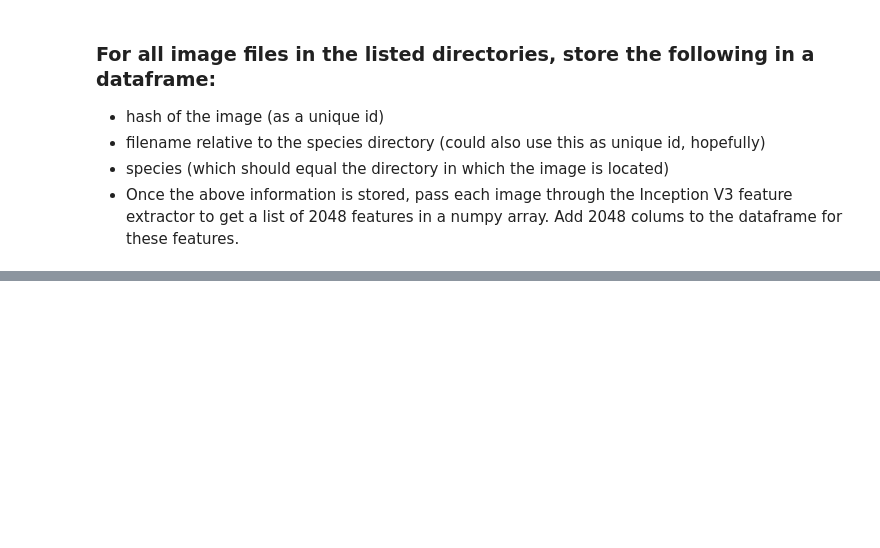
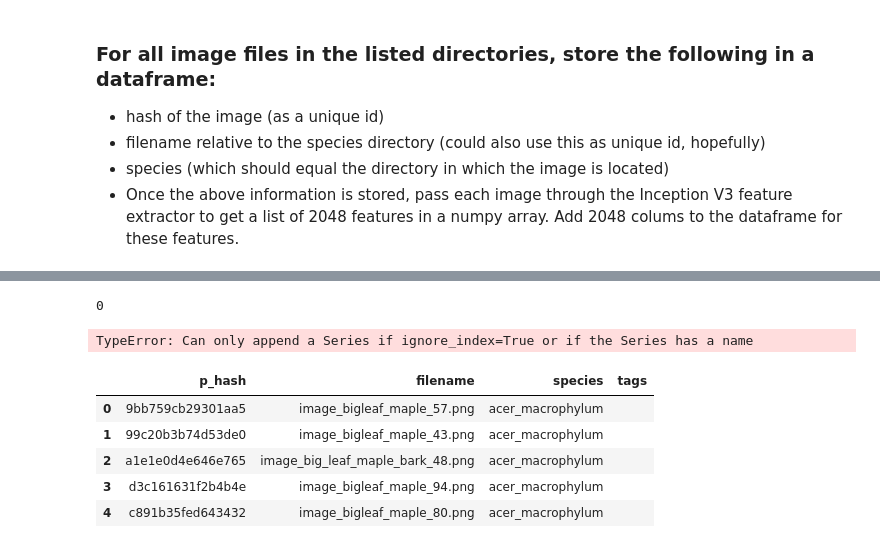
Before and after one commit to NathanielBlairStahn/tree-logic, a Jupyter notebook: build_a_model.ipynb, the cells around one changed output, grey strips where cells are left out. Cells and saved outputs as stored; diff of their text form; code cells hidden in the pictures; blank space fills up the shorter version.

Commit message:
create dataframe in build_a_model, list all folders in folder_statuses, add geckodriver.log to .gitignore

```diff
--- a/build_a_model.ipynb
+++ b/build_a_model.ipynb
@@ -185,2 +184,2 @@ directories = [os.path.join(base_directory, subdirectory) for subdirectory in su
 # %%
-image_df = pd.DataFrame(columns=['p_hash', 'filename', 'species', 'tags'])
+image_info_df = pd.DataFrame(columns=['p_hash', 'filename', 'species', 'tags'])
@@ -201,0 +186,42 @@ SyntaxError: unexpected EOF while parsing (<ipython-input-24-316397132a21>, line
+# %%
+len(image_info_df)
+# %% [output]
+0
+# %%
+def add_images_to_df(image_info_df, base_directory, species_names=None):
+    for species_name in species_names:
+        #Get the full path to the species folder
+        species_directory = os.path.join(base_directory, species_name)
+
+        #Get all the DirEntry objects in the folder, and add the relevant information to the dataframe
+        with os.scandir(species_directory) as dir_entries:
+            for row_num, dir_entry in enumerate(dir_entries):
+                #Skip anything that's not an image file
+                if os.path.splitext(dir_entry.name)[1] not in image_extensions:
+                    continue
+
+                #Use Keras to load the image file into a PIL image object with the correct target size
+                #for InceptionV3
+                img = image.load_img(dir_entry.path, target_size=(299,299))
+
+                #Refer to https://pypi.python.org/pypi/ImageHash for imagehash documentation.
+                #imagehash.phash(img) computes the perception hash of the image (http://www.phash.org/).
+                #Note that this hash SHOULDN'T change if the image is loaded in with a target_size
+                #different from (299,299), but it's probably best to always use the same target size
+                #just to be safe.
+
+                image_info_df.loc[row_num] = pd.Series({'p_hash': str(imagehash.phash(img))
+                                                , 'filename': dir_entry.name
+                                                , 'species': species_name
+                                                , 'tags': ''})
+# %% [output]
+TypeError: Can only append a Series if ignore_index=True or if the Series has a name
+# %%
+image_info_df.head()
+# %% [output]
+|  | p_hash | filename | species | tags |
+| 0 | 9bb759cb29301aa5 | image_bigleaf_maple_57.png | acer_macrophylum |  |
+| 1 | 99c20b3b74d53de0 | image_bigleaf_maple_43.png | acer_macrophylum |  |
+| 2 | a1e1e0d4e646e765 | image_big_leaf_maple_bark_48.png | acer_macrophylum |  |
+| 3 | d3c161631f2b4b4e | image_bigleaf_maple_94.png | acer_macrophylum |  |
+| 4 | c891b35fed643432 | image_bigleaf_maple_80.png | acer_macrophylum |  |
```
Also changed, not shown: parts of 4 cells of this notebook, 2 other files.
